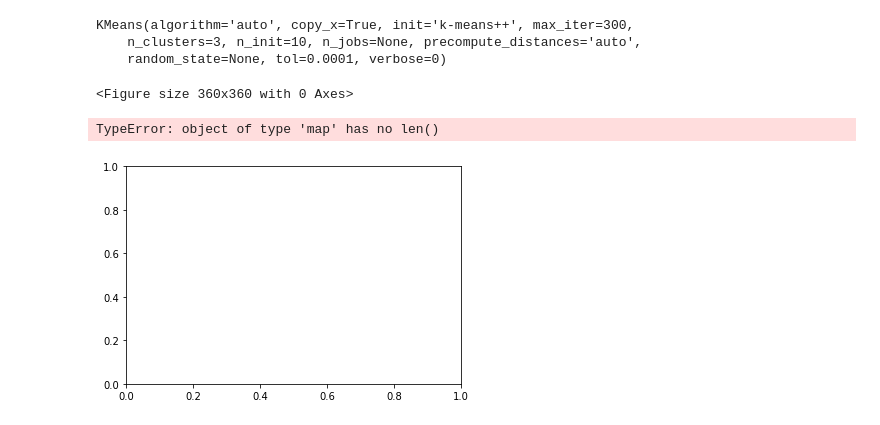
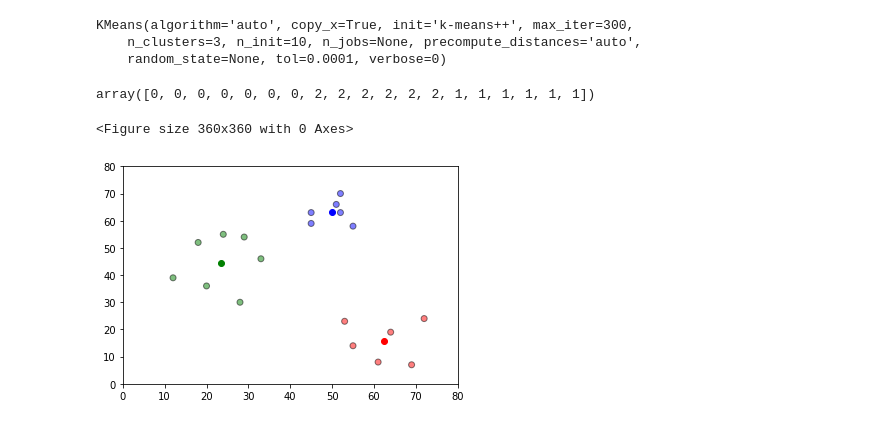
Before and after one commit to Know-Shaon/PYTHON, a Jupyter notebook: KmeanClustering.ipynb, the cells around one changed output. Drawn from its saved outputs; the diff is of its cells as text; code cells hidden in the pictures.

```diff
--- a/KmeanClustering.ipynb
+++ b/KmeanClustering.ipynb
@@ -150,6 +150,10 @@ kmeans.fit(df)
 KMeans(algorithm='auto', copy_x=True, init='k-means++', max_iter=300,
     n_clusters=3, n_init=10, n_jobs=None, precompute_distances='auto',
     random_state=None, tol=0.0001, verbose=0)
+# %%
+kmeans.labels_
+# %% [output]
+array([0, 0, 0, 0, 0, 0, 0, 2, 2, 2, 2, 2, 2, 1, 1, 1, 1, 1, 1])
 # %%
 labels = kmeans.predict(df)
 centroids = kmeans.cluster_centers_
@@ -158,12 +162,11 @@ colors = map(lambda x: colmap[x+1], labels)
 # %% [output]
 <Figure size 360x360 with 0 Axes>
 # %%
-plt.scatter(df['x'], df['y'], color=colors, alpha=0.5, edgecolor='k')
+plt.scatter(df['x'], df['y'], color=list(colors), alpha=0.5, edgecolor='k')
 for idx, centroid in enumerate(centroids):
     plt.scatter(*centroid, color=colmap[idx+1])
 plt.xlim(0, 80)
 plt.ylim(0, 80)
 plt.show()
 # %% [output]
-TypeError: object of type 'map' has no len()
-[figure, old version]
+[figure, new version]
```
